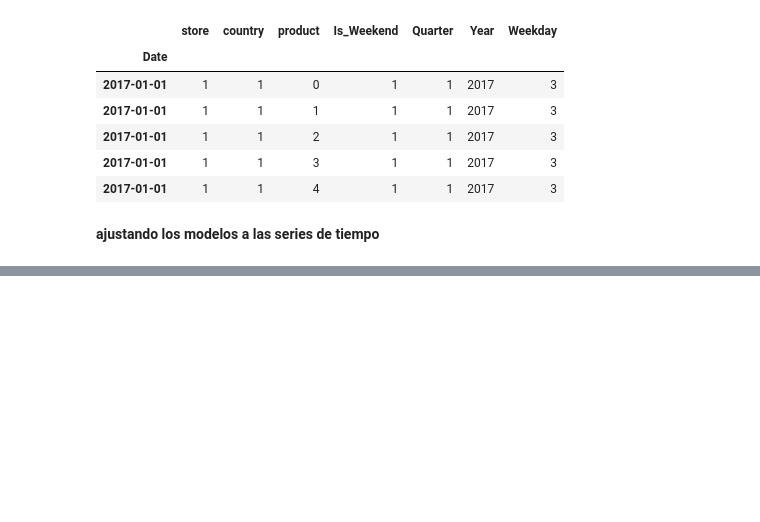
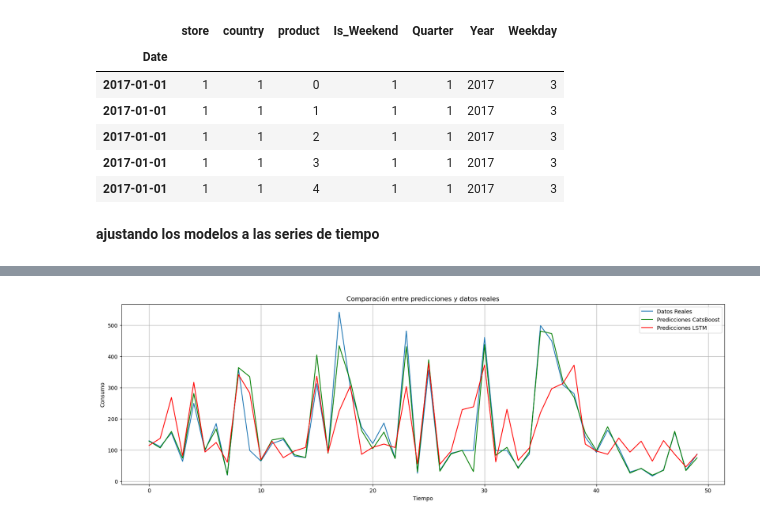
Before and after one commit to ormasoftchile/taller2-topicos-ing-software, a Jupyter notebook: store-sales-prediction.ipynb, the cells around one changed output, grey strips where cells are left out. Saved outputs shown, nothing was run; the diff lists cells and outputs as text; code cells hidden in the pictures; blank space fills up the shorter version.

```diff
--- a/store-sales-prediction.ipynb
+++ b/store-sales-prediction.ipynb
@@ -570 +609,17 @@ else:
 CatBoost model performs better based on R2, MAE, and RMSE scores.
+# %%
+ventana = 50
+rango = range(ventana)
+plt.figure(figsize=(20, 6))
+plt.plot(rango, y_test[:ventana], label='Datos Reales')
+plt.plot( rango, catb_preds[:ventana], label='Predicciones CatsBoost', color='green')
+plt.plot(rango, lstm_preds[:ventana], label='Predicciones LSTM', color='red')
+
+plt.title('Comparación entre predicciones y datos reales')
+plt.xlabel('Tiempo')
+plt.ylabel('Consumo')
+plt.legend()
+plt.grid(True)
+plt.show()
+# %% [output]
+[figure, added]
```
Also changed, not shown: parts of 25 cells of this notebook.
